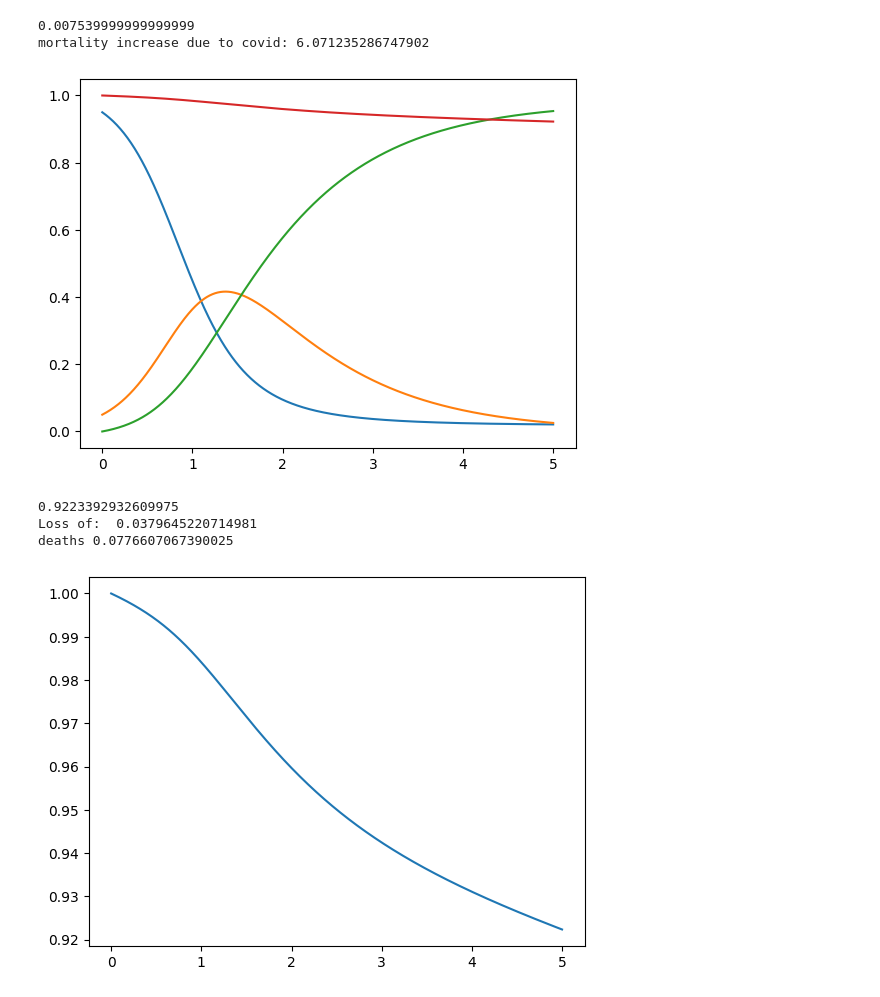
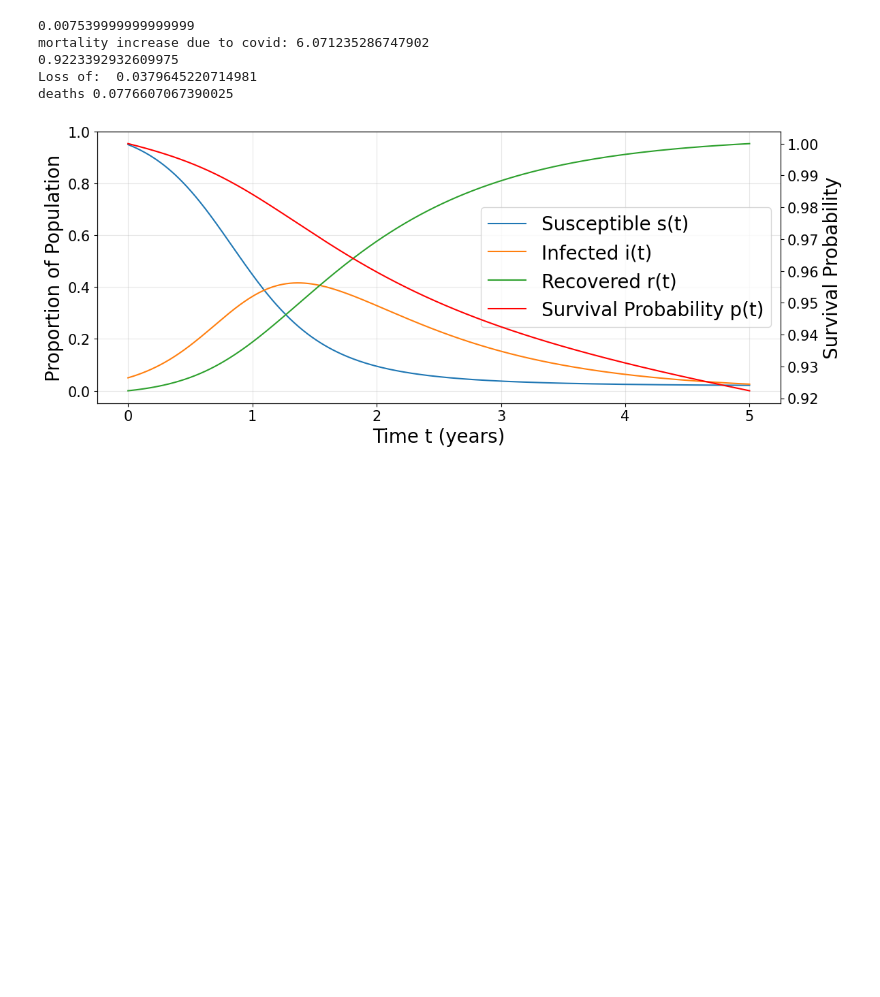
Before and after one commit to aryant2707/math461_unit1_grp5, a Jupyter notebook: COVID Params.ipynb, the cells around one changed output. Cells and saved outputs as stored; diff of their text form; code cells hidden in the pictures; blank space fills up the shorter version.

Commit message:
Updated Graphs

```diff
--- a/COVID Params.ipynb
+++ b/COVID Params.ipynb
@@ -23,38 +23,75 @@ def ddt(u,t):
     dudt = np.zeros(5)
     dudt[0] = -R0 * u[0]*u[1]
     dudt[1] = R0*u[0] * u[1] - u[1]
     dudt[2] = u[1]
     dudt[3] = -mu*(1+mort_factor*u[1])*u[3]
     dudt[4] = mu*(1+mort_factor*u[1])*u[3]
     return dudt
 
 
 t = np.linspace(0,5,1000)
 y0 = spi.odeint(ddt, ic, t)
 
 alive_pandemic = y0[:,3]
 
-plt.plot(t, y0[:,0:4])
-plt.show()
+# plt.plot(t, y0[:,0:4])
+# plt.show()
 print(y0[999,3])
 tpx = y0[:,3]
 mu_xt = mu*(1+mort_factor*y0[:,1])
 discount = np.exp(-delta *t)
 integrand_ben = DB* tpx * mu_xt *discount
 integrand_prem = P * tpx * discount
 EPV_ben = spi.trapezoid(integrand_ben,t)
 EPV_prem = spi.trapezoid(integrand_prem,t)
 #print(EPV_ben)
 #print(EPV_prem)
 print("Loss of: ", EPV_ben - EPV_prem)
 print("deaths", 1- y0[-1,3])
-plt.plot(t,y0[:,3])
+
+fig, ax1 = plt.subplots(figsize=(12,5))
+
+ax1.set_xlabel("Time t (years)",fontsize=20)
+ax1.set_ylabel("Proportion of Population",fontsize=20)
+ax1.plot(t,y0[:,0], label="Susceptible s(t)")
+ax1.plot(t, y0[:,1], label="Infected i(t)")
+ax1.plot(t,y0[:,2], label="Recovered r(t)")
+ax1.tick_params(axis='y',labelsize=15)
+ax1.tick_params(axis='x',labelsize=15)
+
+#plt.figure(figsize=(12,5))
+
+ax2 = ax1.twinx()
+
+ax2.set_ylabel("Survival Probability",fontsize=20)
+ax2.plot(t, y0[:,3], label="Survival Probability p(t)", color="red")
+ax2.tick_params(axis='y',labelsize=15)
+# plt.plot(t, y0[:,0], label="Susceptible s(t)")
+# plt.plot(t, y0[:,1], label="Infected i(t)")
+# plt.plot(t, y0[:,2], label="Recovered r(t)")
+# plt.plot(t, y0[:,3], label="Survival Probability p(t)")
+fig.tight_layout()
+lines_1, labels_1 = ax1.get_legend_handles_labels()
+lines_2, labels_2 = ax2.get_legend_handles_labels()
+
+
+combined_lines = lines_1 + lines_2
+combined_labels = labels_1 + labels_2
+
+ax1.legend(combined_lines, combined_labels, loc='best',fontsize=20)
+
+# plt.xlabel("Time t (years)")
+# plt.ylabel("Proportion")
+#plt.legend(loc="best")
+ax1.grid(True, alpha=0.3)
+# plt.tight_layout()
+
+fig.savefig("SIR&Mort.pdf")
 plt.show()
 # %% [output]
 0.007539999999999999
 mortality increase due to covid: 6.071235286747902
+0.9223392932609975
+Loss of:  0.0379645220714981
+deaths 0.0776607067390025
-[figure, old version]
+[figure, new version]
-0.9223392932609975
-Loss of:  0.0379645220714981
-deaths 0.0776607067390025
-[figure, removed]
```
Also changed, not shown: 4 other files.
